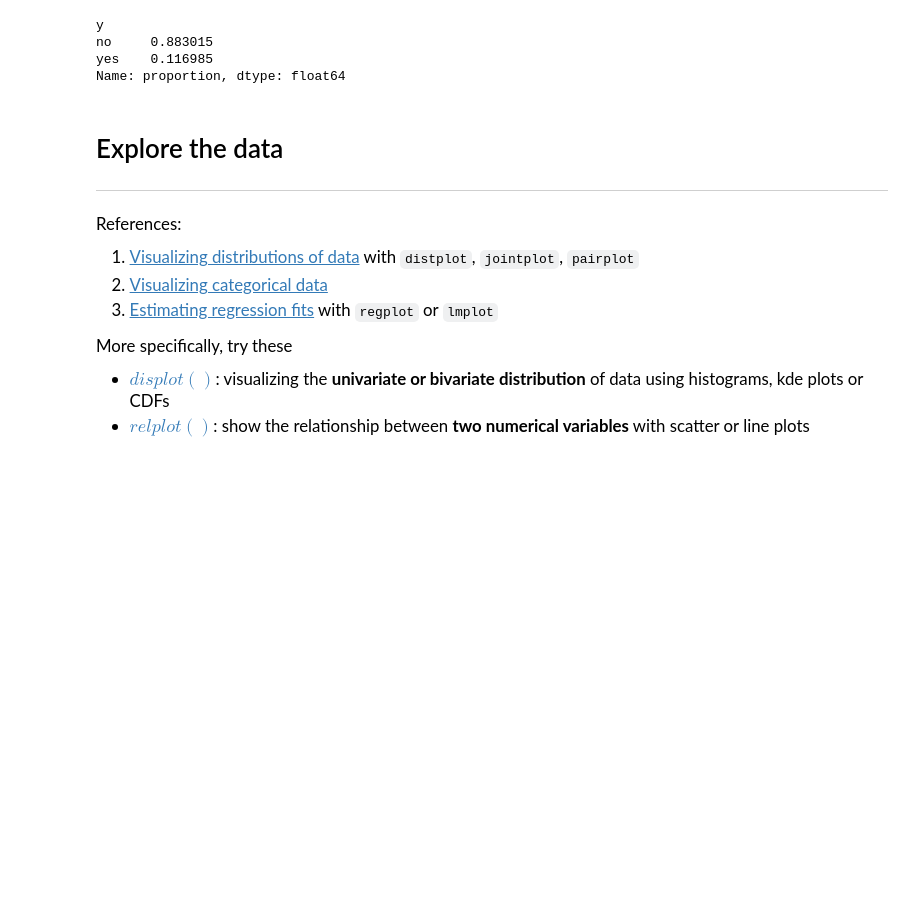
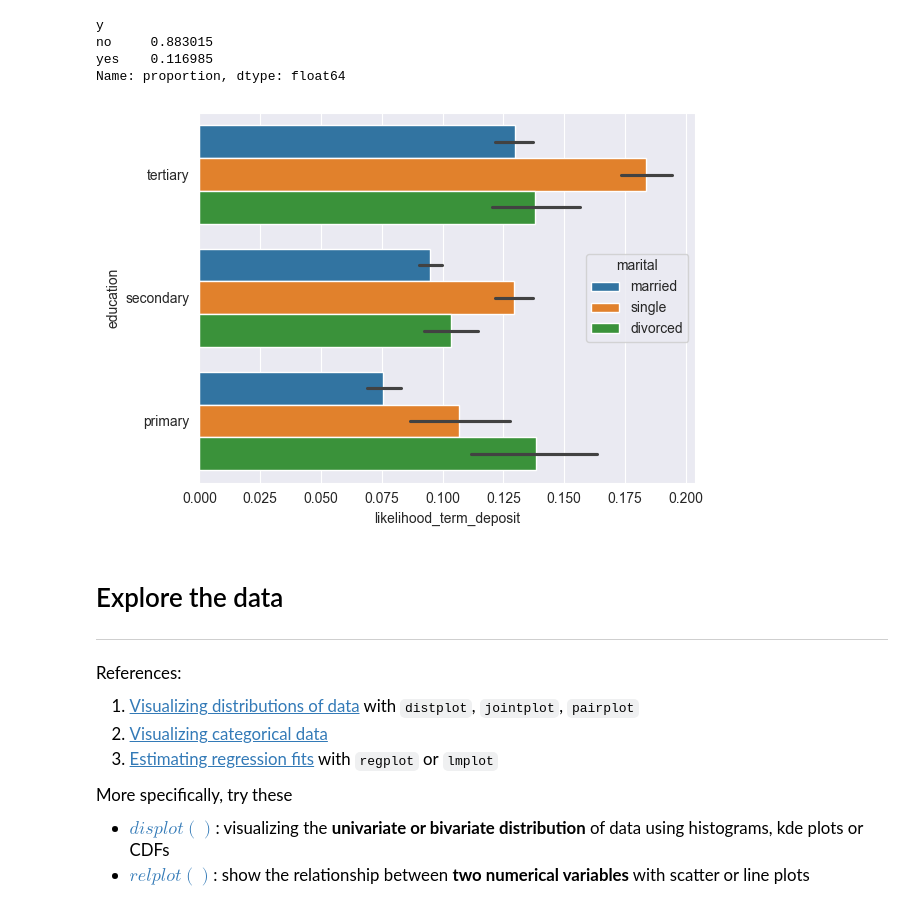
Before and after one commit to dushyantkhosla/cst4150, a Jupyter notebook: 08-Walkthroughs/uciml-datasets.ipynb, the cells around one changed output. Cells and saved outputs as stored; diff of their text form; code cells hidden in the pictures; blank space fills up the shorter version.

```diff
--- a/08-Walkthroughs/uciml-datasets.ipynb
+++ b/08-Walkthroughs/uciml-datasets.ipynb
@@ -79,3 +83,7 @@ Name: proportion, dtype: float64
+# %%
+sns.barplot(data=df_bank_marketing, x='likelihood_term_deposit', y='education', hue='marital');
+# %% [output]
+[figure, added]
 # %% [markdown]
 # Explore the data
 ---
```
Also changed, not shown: parts of 29 cells of this notebook, 2 other files.
